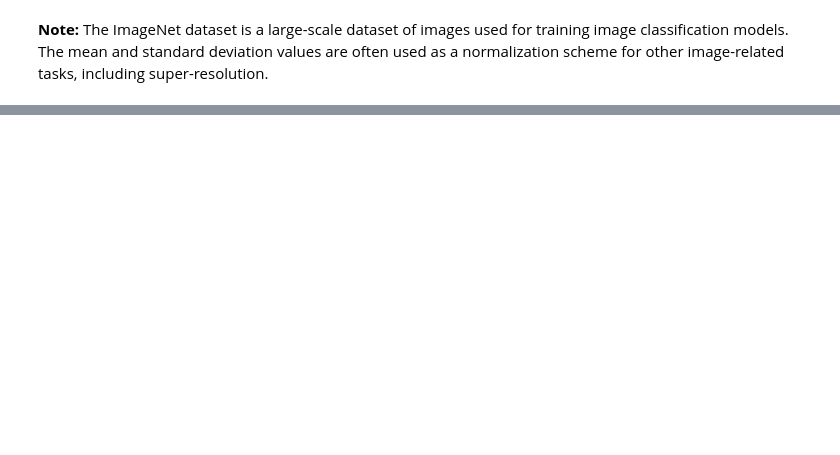
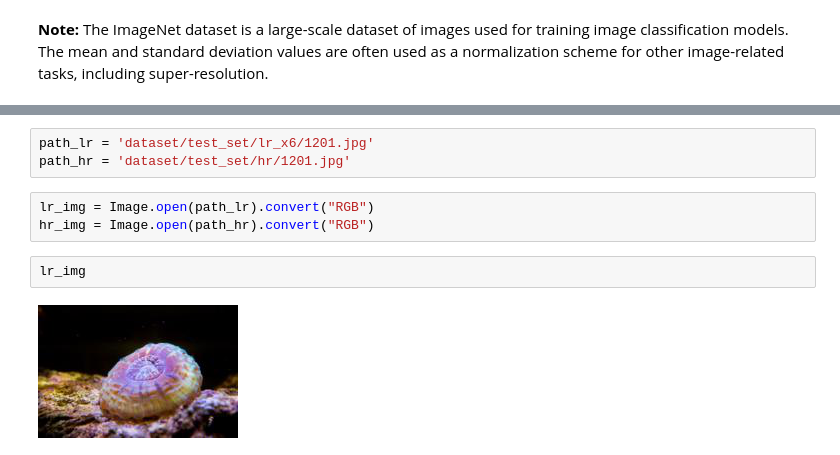
Before and after one commit to fadli0029/BEDSR, a Jupyter notebook: playground.ipynb, the cells around one changed output, grey strips where cells are left out. Drawn from its saved outputs; the diff is of its cells as text; blank space fills up the shorter version.

```diff
--- a/playground.ipynb
+++ b/playground.ipynb
@@ -163,0 +225,10 @@ Clipping input data to the valid range for imshow with RGB data ([0..1] for floa
+# %%
+path_lr = 'dataset/test_set/lr_x6/1201.jpg'
+path_hr = 'dataset/test_set/hr/1201.jpg'
+# %%
+lr_img = Image.open(path_lr).convert("RGB")
+hr_img = Image.open(path_hr).convert("RGB")
+# %%
+lr_img
+# %% [output]
+[figure, added]
```
Also changed, not shown: parts of 11 cells of this notebook, 2 other files.
